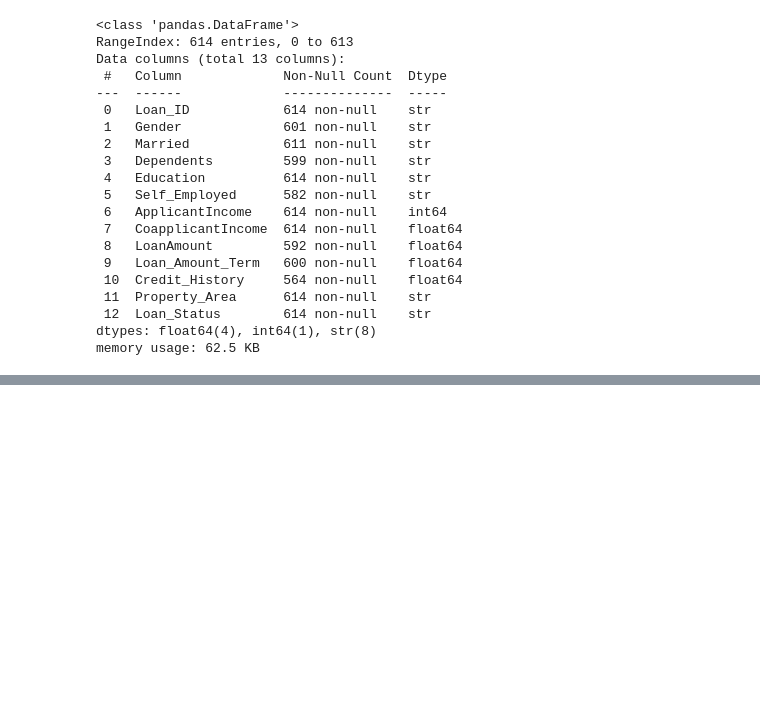
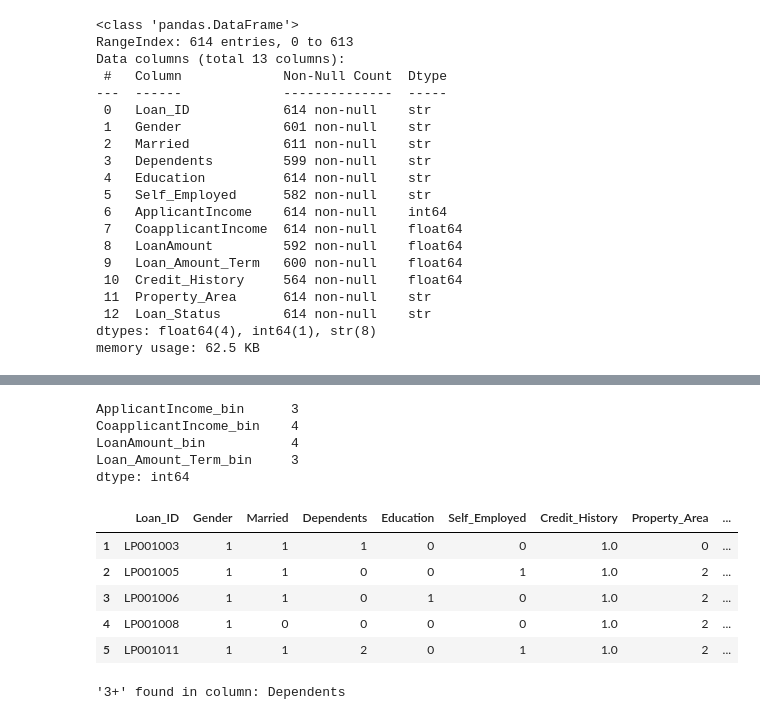
Before and after one commit to nanaBrempong/Loan-Prediction, a Jupyter notebook: Untitled-1.ipynb, the cells around one changed output, grey strips where cells are left out. Cells and saved outputs as stored; diff of their text form; code cells hidden in the pictures; blank space fills up the shorter version.

```diff
--- a/Untitled-1.ipynb
+++ b/Untitled-1.ipynb
@@ -63,0 +153,14 @@ AttributeError: 'DataFrame' object has no attribute 'na'
+# %%
+# Discretize ApplicantIncome, CoapplicantIncome, LoanAmount using quartiles
+new_data['ApplicantIncome_bin'] = pd.cut(new_data['ApplicantIncome'], 4, labels=['Low', 'Medium', 'High', 'Very High'])
+# Use duplicates='drop' to handle non-unique bin edges due to many zeros or repeated values
+new_data['CoapplicantIncome_bin'] = pd.cut(new_data['CoapplicantIncome'], 4, labels=['Low', 'Medium', 'High', 'Very High'], duplicates='drop')
+new_data['LoanAmount_bin'] = pd.cut(new_data['LoanAmount'], 4, labels=['Low', 'Medium', 'High', 'Very High'])
+
+# Discretize Loan_Amount_Term using domain knowledge
+term_bins = [0, 120, 240, new_data['Loan_Amount_Term'].max()]
+term_labels = ['Short', 'Medium', 'Long']
+new_data['Loan_Amount_Term_bin'] = pd.cut(new_data['Loan_Amount_Term'], bins=term_bins, labels=term_labels, include_lowest=True)
+
+# Show the new columns
+new_data[['ApplicantIncome_bin', 'CoapplicantIncome_bin', 'LoanAmount_bin', 'Loan_Amount_Term_bin']].head()
@@ -63,0 +174,19 @@ AttributeError: 'DataFrame' object has no attribute 'na'
+# %%
+# Show the number of unique values in each new categorical column.
+new_data[['ApplicantIncome_bin', 'CoapplicantIncome_bin', 'LoanAmount_bin', 'Loan_Amount_Term_bin']].nunique()
+# %% [output]
+ApplicantIncome_bin      3
+CoapplicantIncome_bin    4
+LoanAmount_bin           4
+Loan_Amount_Term_bin     3
+dtype: int64
+# %%
+# Drop the original continuous columns after discretization.
+new_data.drop(['ApplicantIncome','CoapplicantIncome','LoanAmount','Loan_Amount_Term',], axis=1, inplace=True)
+# %% [output]
+|  | Loan_ID | Gender | Married | Dependents | Education | Self_Employed | Credit_History | Property_Area | ... |
+| 1 | LP001003 | 1 | 1 | 1 | 0 | 0 | 1.0 | 0 | ... |
+| 2 | LP001005 | 1 | 1 | 0 | 0 | 1 | 1.0 | 2 | ... |
+| 3 | LP001006 | 1 | 1 | 0 | 1 | 0 | 1.0 | 2 | ... |
+| 4 | LP001008 | 1 | 0 | 0 | 0 | 0 | 1.0 | 2 | ... |
+| 5 | LP001011 | 1 | 1 | 2 | 0 | 1 | 1.0 | 2 | ... |
@@ -63,0 +215,7 @@ AttributeError: 'DataFrame' object has no attribute 'na'
+# %%
+# Find columns containing the value '3+'
+for col in new_data.columns:
+    if new_data[col].astype(str).eq('3+').any():
+        print(f"'3+' found in column: {col}")
+# %% [output]
+'3+' found in column: Dependents
```
Also changed, not shown: parts of 17 cells of this notebook, 1 other file.
